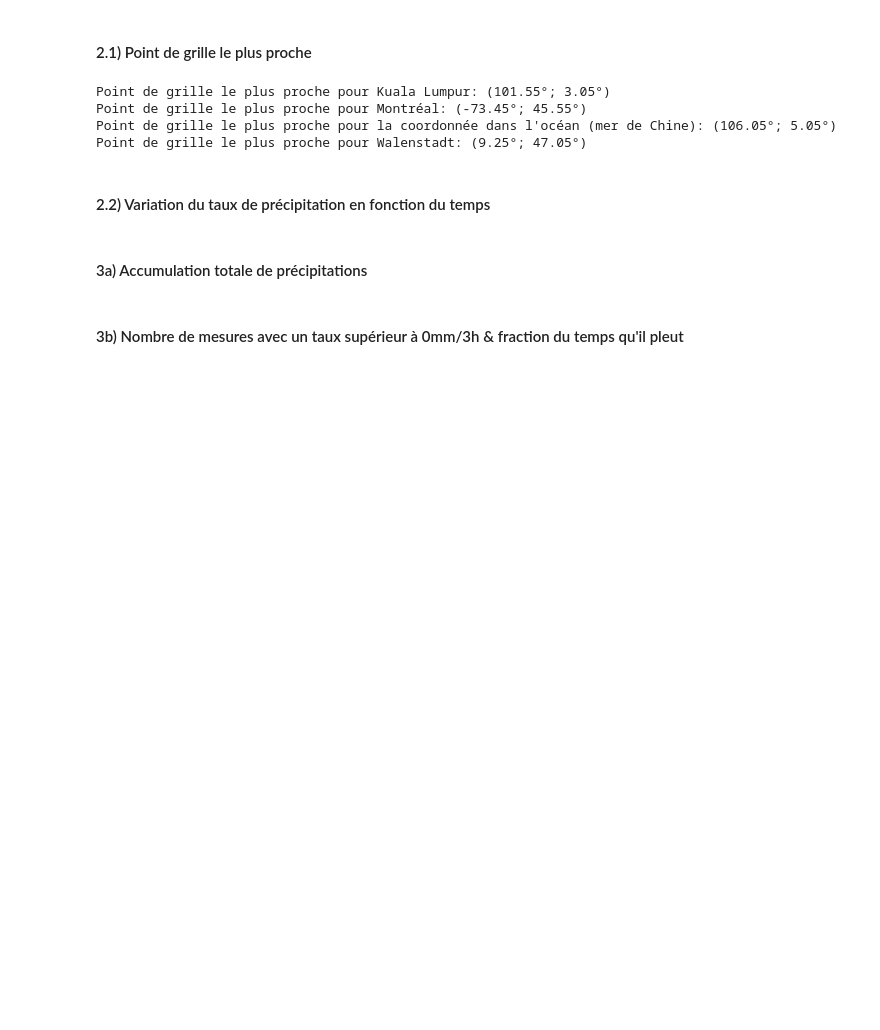
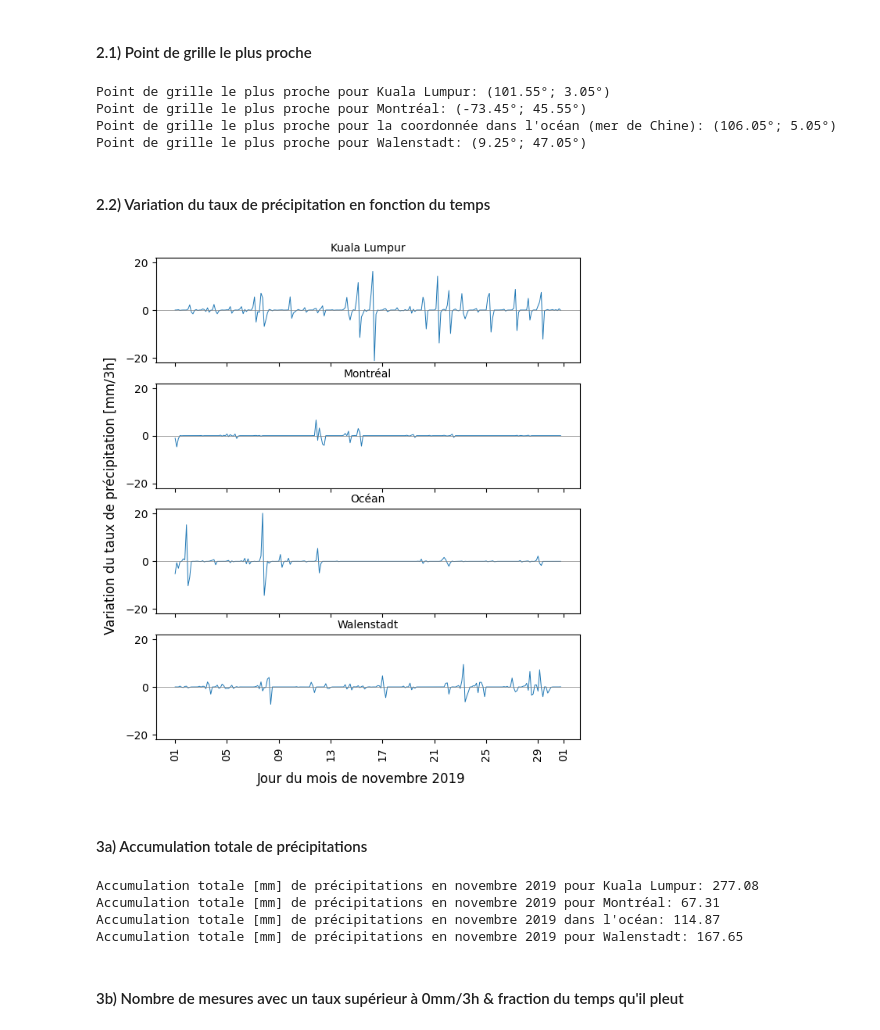
Before and after one commit to evecastonguay/laboratoire3, a Jupyter notebook: E_01/series_temporelles_E01.ipynb, the cells around one changed output. Drawn from its saved outputs; the diff is of its cells as text; code cells hidden in the pictures; blank space fills up the shorter version.

```diff
--- a/E_01/series_temporelles_E01.ipynb
+++ b/E_01/series_temporelles_E01.ipynb
@@ -117,51 +119,66 @@ Point de grille le plus proche pour Walenstadt: (9.25°; 47.05°)
 # %%
 # kuala lumpur
 kl_pcpts = kl_ds[var_name].values # type np.ndarray, (240,)
 kl_var = np.diff(kl_pcpts) # (239,)
+kl_time = kl_ds['time'].values[:-1]
 # montréal
 mtl_pcpts = mtl_ds[var_name].values
 mtl_var = np.diff(mtl_pcpts)
+mtl_time = mtl_ds['time'].values[:-1]
 # océan
 oce_pcpts = oce_ds[var_name].values
 oce_var = np.diff(oce_pcpts)
+oce_time = oce_ds['time'].values[:-1]
 # walenstadt
 wal_pcpts = wal_ds[var_name].values
 wal_var = np.diff(wal_pcpts)
 wal_time = wal_ds['time'].values[:-1]
 
 # making the plot
-fig, ax = plt.subplots(4, figsize=[7,8])
-ax[0].plot(kl_var, 'b')
-ax[0].set_ylabel('Variation taux pcpt \n [mm/3h]', size=12)
+fig, ax = plt.subplots(4, figsize=[7,8], sharex=True)
+ax[0].plot(kl_time,kl_var, 'tab:blue', linewidth=0.7, alpha=1, label='Kuala Lumpur')
 ax[0].axhline(y=0,linewidth=0.5, color = 'gray')
-ax[1].plot(mtl_var, 'b')
-ax[1].set_ylabel('Variation taux pcpt \n [mm/3h]', size=12)
+ax[0].set_title('Kuala Lumpur',fontsize='medium')
+ax[1].plot(mtl_time,mtl_var, 'tab:blue', linewidth=0.7, label='Montréal')
 ax[1].axhline(y=0,linewidth=0.5, color = 'gray')
-ax[2].plot(oce_var, 'b')
-ax[2].set_ylabel('Variation taux pcpt \n [mm/3h]', size=12)
+ax[1].set_title('Montréal',fontsize='medium')
+ax[2].plot(oce_time,oce_var, 'tab:blue', linewidth=0.7, label='Océan')
 ax[2].axhline(y=0,linewidth=0.5, color = 'gray')
-ax[3].plot(wal_time, wal_var, 'b')
-ax[3].set_ylabel('Variation taux pcpt \n [mm/3h]', size=12)
+ax[2].set_title('Océan',fontsize='medium')
+ax[3].plot(wal_time,wal_var, 'tab:blue', linewidth=0.7, label='Walenstadt')
 ax[3].axhline(y=0,linewidth=0.5, color = 'gray')
-#ax[0].set_xlim([start,end])
-for i in range(4):
-    ax[i].xaxis.set_major_formatter(mdates.DateFormatter('%H:%M'))
-    ax[i].tick_params(labelsize=12)
-    if i!=4:
-        ax[i].set_xticks([])
-ax[3].set_xlabel('Date et heure',size=12)
-plt.subplots_adjust(hspace=0)
-#ax[3].set_xlim([start,end])
-ax[3].xaxis.set_major_formatter(mdates.DateFormatter('%H:%M'))
+ax[3].set_title('Walenstadt',fontsize='medium')
+
+# -> noms des axes
+fig.text(0.5, 0.04, 'Jour du mois de novembre 2019', ha='center', size='large')
+fig.text(0.03, 0.5, 'Variation du taux de précipitation [mm/3h]', va='center', rotation='vertical', size='large')
+
+# -> formatter les xticks
+ax[-1].xaxis.set_major_formatter(mdates.DateFormatter('%d'))
+plt.xticks(rotation=90)
+
+# -> limites en y
+ax[0].set_ylim([-22,22])
+ax[1].set_ylim([-22,22])
+ax[2].set_ylim([-22,22])
+ax[3].set_ylim([-22,22])
+
+plt.savefig('/Users/evecastonguay/Desktop/Labo/E_01/Figures/var_taux.png') #
 plt.show()
-# 2019-11-01T00:00:00.000000000
+# %% [output]
+[figure, added]
 # %% [markdown]
 #### 3a) Accumulation totale de précipitations
 # %%
 print(f"Accumulation totale [mm] de précipitations en novembre 2019 pour Kuala Lumpur: {kl_pcpts.sum():.2f}")
 print(f"Accumulation totale [mm] de précipitations en novembre 2019 pour Montréal: {mtl_pcpts.sum():.2f}")
-print(f"Accumulation totale [mm] de précipitations en novembre 2019 en mer de Chine: {oce_pcpts.sum():.2f}")
+print(f"Accumulation totale [mm] de précipitations en novembre 2019 dans l'océan: {oce_pcpts.sum():.2f}")
 print(f"Accumulation totale [mm] de précipitations en novembre 2019 pour Walenstadt: {wal_pcpts.sum():.2f}")
+# %% [output]
+Accumulation totale [mm] de précipitations en novembre 2019 pour Kuala Lumpur: 277.08
+Accumulation totale [mm] de précipitations en novembre 2019 pour Montréal: 67.31
+Accumulation totale [mm] de précipitations en novembre 2019 dans l'océan: 114.87
+Accumulation totale [mm] de précipitations en novembre 2019 pour Walenstadt: 167.65
 # %% [markdown]
 #### 3b) Nombre de mesures avec un taux supérieur à 0mm/3h & fraction du temps qu'il pleut
 # %%
```
Also changed, not shown: parts of 8 cells of this notebook.
